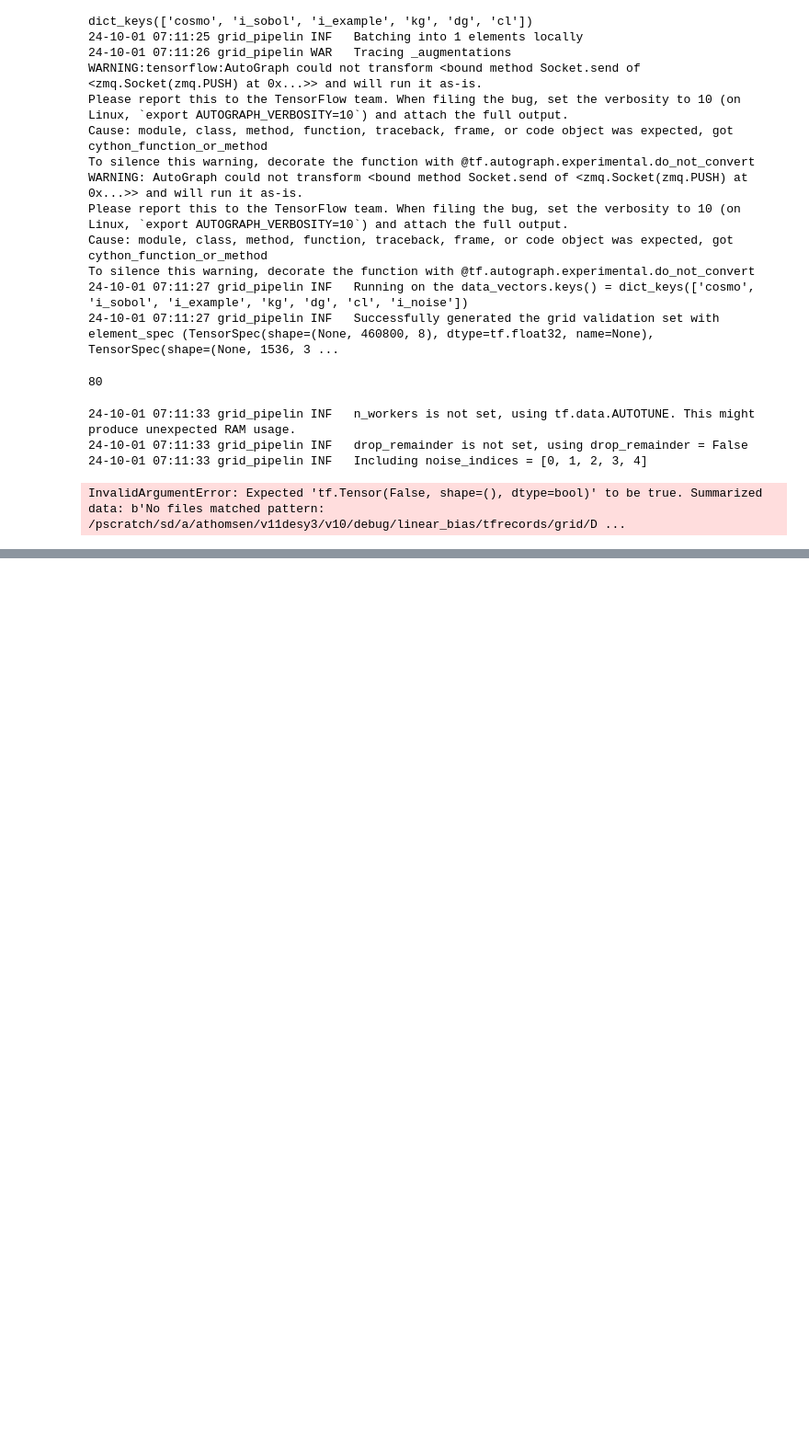
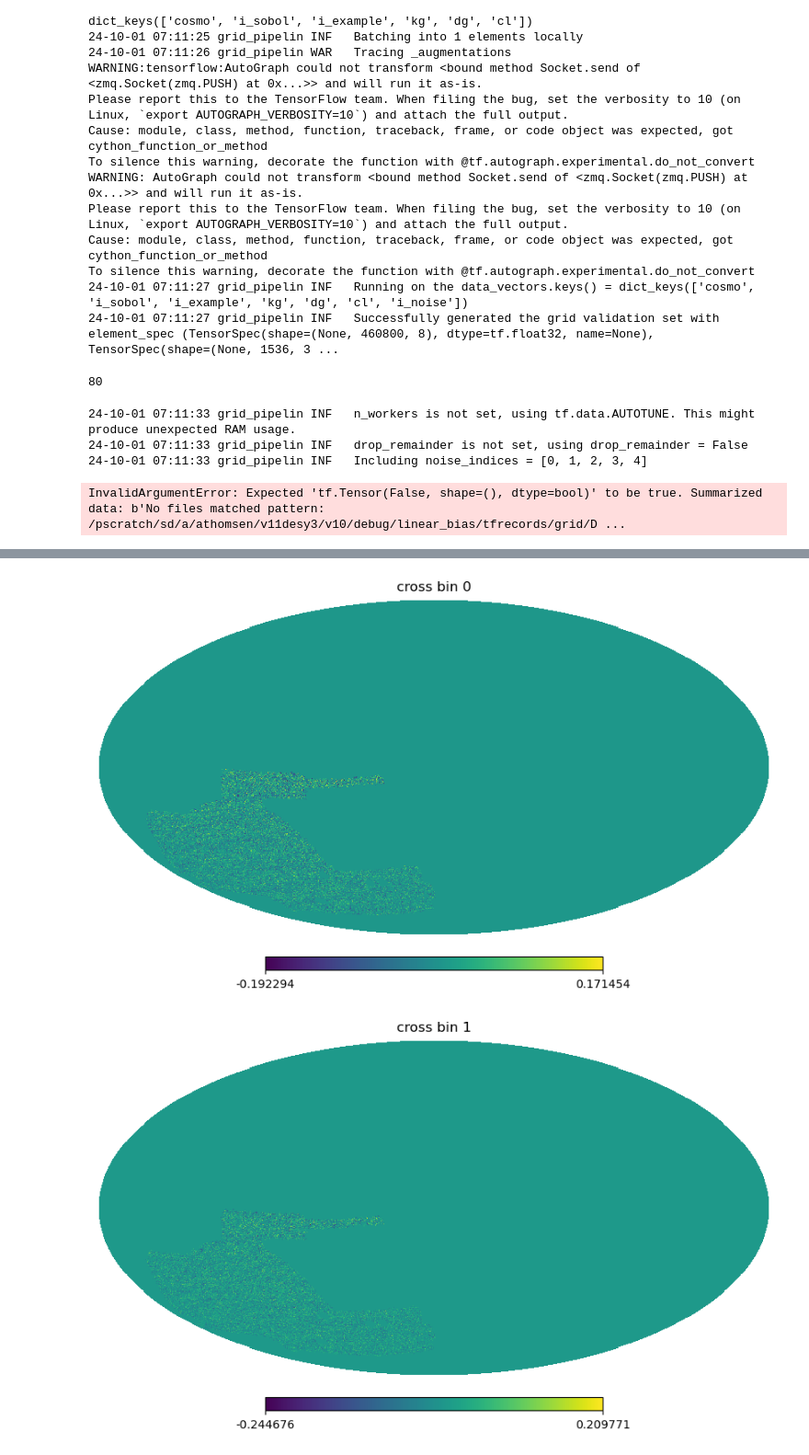
Before and after one commit to des-science/multiprobe-simulation-forward-model, a Jupyter notebook: dev/notebooks/grid_pipeline/grid_pipeline_simple.ipynb, the cells around one changed output, grey strips where cells are left out. Shown at 92% size. Saved outputs shown, nothing was run; the diff lists cells and outputs as text; code cells hidden in the pictures; blank space fills up the shorter version.

Commit message:
added cross-probe maps to the grid preprocessing and pipeline

```diff
--- a/dev/notebooks/grid_pipeline/grid_pipeline_simple.ipynb
+++ b/dev/notebooks/grid_pipeline/grid_pipeline_simple.ipynb
@@ -128,0 +155,28 @@ InvalidArgumentError: Expected 'tf.Tensor(False, shape=(), dtype=bool)' to be tr
+# %%
+grid_pipe = GridPipeline(
+    conf=conf,
+    params=params,
+    with_lensing=with_lensing,
+    with_clustering=with_clustering,
+    with_cross=with_cross,
+    with_padding=True,
+    apply_norm=False,
+    return_maps=True,
+    return_cls=False,
+)
+# %%
+grid_dset = grid_pipe.get_dset(
+    tfr_pattern=tfr_pattern,
+    noise_indices=1,
+    local_batch_size=1,
+    n_readers=1,
+    n_prefetch=0,
+    is_eval=True,
+)
+
+i = 0
+for dv, cl, cosmo, index in tqdm(grid_dset):
+# for x in tqdm(grid_dset):
+    i += 1
+print(i)
+print(dv.shape)
@@ -128,0 +194,13 @@ InvalidArgumentError: Expected 'tf.Tensor(False, shape=(), dtype=bool)' to be tr
+# %%
+data_vec_pix = grid_pipe.data_vec_pix
+n_side = conf["analysis"]["n_side"]
+n_pix = hp.nside2npix(n_side)
+
+for i in range(3):
+    hp_map = np.zeros(n_pix)
+    hp_map[data_vec_pix] = dv[0,:,i]
+
+    hp.mollview(hp_map, nest=True, title=f"cross bin {i}")
+# %% [output]
+[figure, added]
+[figure, added]
```
Also changed, not shown: parts of 5 cells of this notebook, 10 other files.
